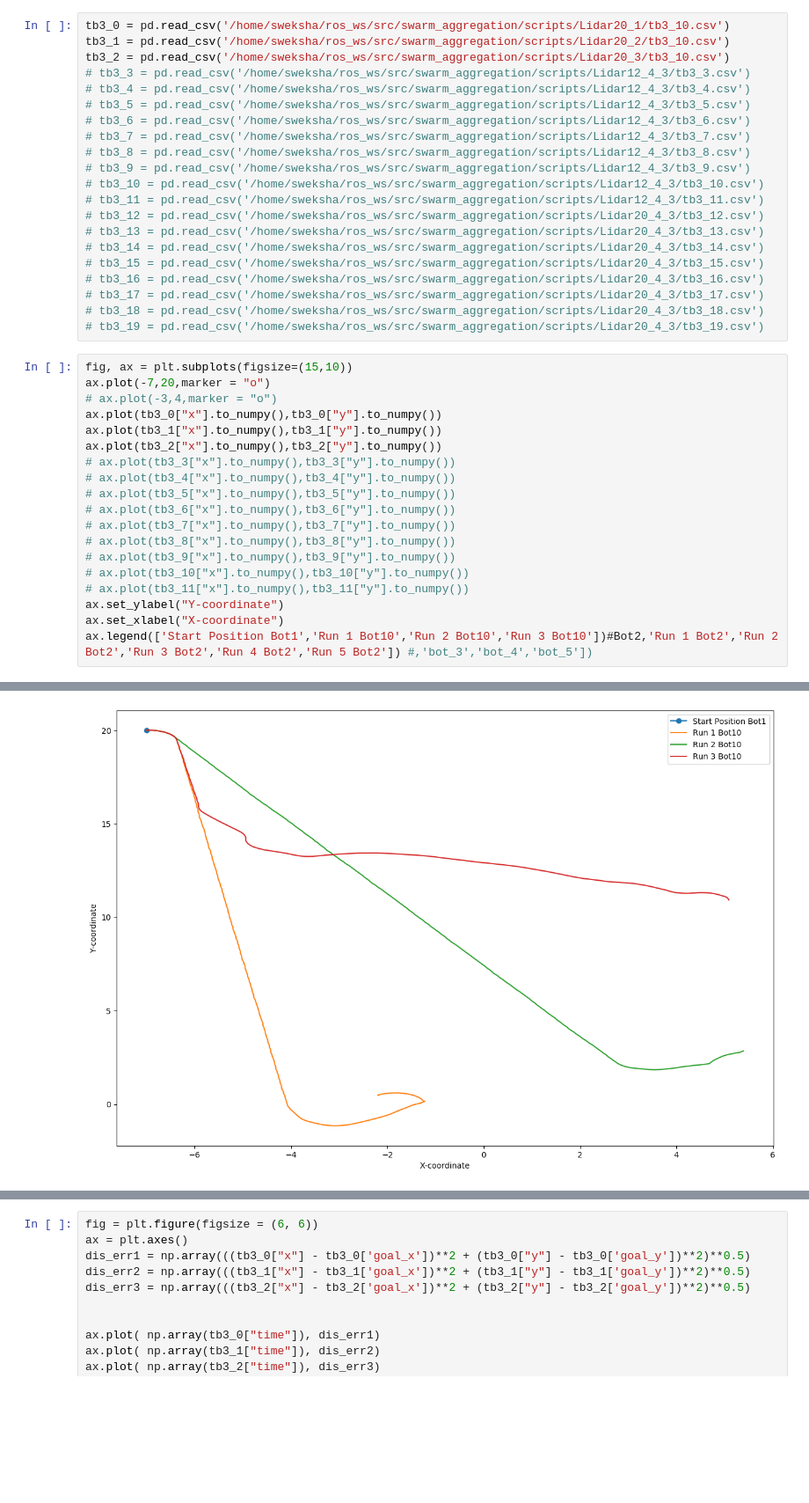
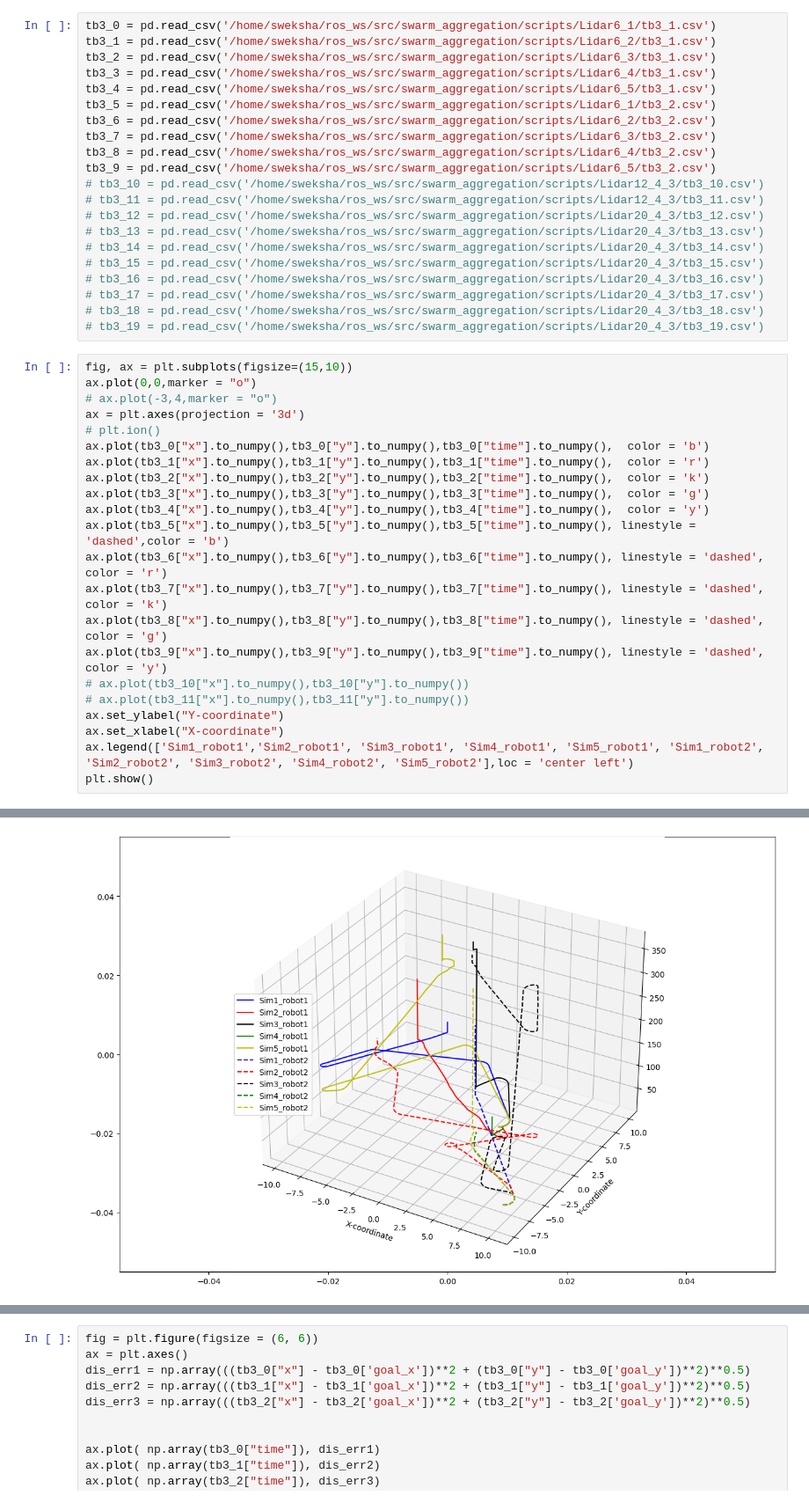
Before and after one commit to swe-sys/paper-review-repo, a Jupyter notebook: scripts/pu.ipynb, the cells around one changed output, grey strips where cells are left out. Shown at 88% size. Cells and saved outputs as stored; diff of their text form; blank space fills up the shorter version.

Commit message:
changed plots

```diff
--- a/scripts/pu.ipynb
+++ b/scripts/pu.ipynb
@@ -8,14 +9,14 @@ from mpl_toolkits.mplot3d import Axes3D
 # %%
-tb3_0 = pd.read_csv('/home/sweksha/ros_ws/src/swarm_aggregation/scripts/Lidar20_1/tb3_10.csv')
-tb3_1 = pd.read_csv('/home/sweksha/ros_ws/src/swarm_aggregation/scripts/Lidar20_2/tb3_10.csv')
-tb3_2 = pd.read_csv('/home/sweksha/ros_ws/src/swarm_aggregation/scripts/Lidar20_3/tb3_10.csv')
-# tb3_3 = pd.read_csv('/home/sweksha/ros_ws/src/swarm_aggregation/scripts/Lidar12_4_3/tb3_3.csv')
-# tb3_4 = pd.read_csv('/home/sweksha/ros_ws/src/swarm_aggregation/scripts/Lidar12_4_3/tb3_4.csv')
-# tb3_5 = pd.read_csv('/home/sweksha/ros_ws/src/swarm_aggregation/scripts/Lidar12_4_3/tb3_5.csv')
-# tb3_6 = pd.read_csv('/home/sweksha/ros_ws/src/swarm_aggregation/scripts/Lidar12_4_3/tb3_6.csv')
-# tb3_7 = pd.read_csv('/home/sweksha/ros_ws/src/swarm_aggregation/scripts/Lidar12_4_3/tb3_7.csv')
-# tb3_8 = pd.read_csv('/home/sweksha/ros_ws/src/swarm_aggregation/scripts/Lidar12_4_3/tb3_8.csv')
-# tb3_9 = pd.read_csv('/home/sweksha/ros_ws/src/swarm_aggregation/scripts/Lidar12_4_3/tb3_9.csv')
+tb3_0 = pd.read_csv('/home/sweksha/ros_ws/src/swarm_aggregation/scripts/Lidar6_1/tb3_1.csv')
+tb3_1 = pd.read_csv('/home/sweksha/ros_ws/src/swarm_aggregation/scripts/Lidar6_2/tb3_1.csv')
+tb3_2 = pd.read_csv('/home/sweksha/ros_ws/src/swarm_aggregation/scripts/Lidar6_3/tb3_1.csv')
+tb3_3 = pd.read_csv('/home/sweksha/ros_ws/src/swarm_aggregation/scripts/Lidar6_4/tb3_1.csv')
+tb3_4 = pd.read_csv('/home/sweksha/ros_ws/src/swarm_aggregation/scripts/Lidar6_5/tb3_1.csv')
+tb3_5 = pd.read_csv('/home/sweksha/ros_ws/src/swarm_aggregation/scripts/Lidar6_1/tb3_2.csv')
+tb3_6 = pd.read_csv('/home/sweksha/ros_ws/src/swarm_aggregation/scripts/Lidar6_2/tb3_2.csv')
+tb3_7 = pd.read_csv('/home/sweksha/ros_ws/src/swarm_aggregation/scripts/Lidar6_3/tb3_2.csv')
+tb3_8 = pd.read_csv('/home/sweksha/ros_ws/src/swarm_aggregation/scripts/Lidar6_4/tb3_2.csv')
+tb3_9 = pd.read_csv('/home/sweksha/ros_ws/src/swarm_aggregation/scripts/Lidar6_5/tb3_2.csv')
 # tb3_10 = pd.read_csv('/home/sweksha/ros_ws/src/swarm_aggregation/scripts/Lidar12_4_3/tb3_10.csv')
 # tb3_11 = pd.read_csv('/home/sweksha/ros_ws/src/swarm_aggregation/scripts/Lidar12_4_3/tb3_11.csv')
 # tb3_12 = pd.read_csv('/home/sweksha/ros_ws/src/swarm_aggregation/scripts/Lidar20_4_3/tb3_12.csv')
@@ -28,21 +29,24 @@ tb3_2 = pd.read_csv('/home/sweksha/ros_ws/src/swarm_aggregation/scripts/Lidar20_
 # tb3_19 = pd.read_csv('/home/sweksha/ros_ws/src/swarm_aggregation/scripts/Lidar20_4_3/tb3_19.csv')
 # %%
 fig, ax = plt.subplots(figsize=(15,10))
-ax.plot(-7,20,marker = "o")
+ax.plot(0,0,marker = "o")
 # ax.plot(-3,4,marker = "o")
-ax.plot(tb3_0["x"].to_numpy(),tb3_0["y"].to_numpy())
-ax.plot(tb3_1["x"].to_numpy(),tb3_1["y"].to_numpy())
-ax.plot(tb3_2["x"].to_numpy(),tb3_2["y"].to_numpy())
-# ax.plot(tb3_3["x"].to_numpy(),tb3_3["y"].to_numpy())
-# ax.plot(tb3_4["x"].to_numpy(),tb3_4["y"].to_numpy())
-# ax.plot(tb3_5["x"].to_numpy(),tb3_5["y"].to_numpy())
-# ax.plot(tb3_6["x"].to_numpy(),tb3_6["y"].to_numpy())
-# ax.plot(tb3_7["x"].to_numpy(),tb3_7["y"].to_numpy())
-# ax.plot(tb3_8["x"].to_numpy(),tb3_8["y"].to_numpy())
-# ax.plot(tb3_9["x"].to_numpy(),tb3_9["y"].to_numpy())
+ax = plt.axes(projection = '3d')
+# plt.ion()
+ax.plot(tb3_0["x"].to_numpy(),tb3_0["y"].to_numpy(),tb3_0["time"].to_numpy(),  color = 'b')
+ax.plot(tb3_1["x"].to_numpy(),tb3_1["y"].to_numpy(),tb3_1["time"].to_numpy(),  color = 'r')
+ax.plot(tb3_2["x"].to_numpy(),tb3_2["y"].to_numpy(),tb3_2["time"].to_numpy(),  color = 'k')
+ax.plot(tb3_3["x"].to_numpy(),tb3_3["y"].to_numpy(),tb3_3["time"].to_numpy(),  color = 'g')
+ax.plot(tb3_4["x"].to_numpy(),tb3_4["y"].to_numpy(),tb3_4["time"].to_numpy(),  color = 'y')
+ax.plot(tb3_5["x"].to_numpy(),tb3_5["y"].to_numpy(),tb3_5["time"].to_numpy(), linestyle = 'dashed',color = 'b')
+ax.plot(tb3_6["x"].to_numpy(),tb3_6["y"].to_numpy(),tb3_6["time"].to_numpy(), linestyle = 'dashed', color = 'r')
+ax.plot(tb3_7["x"].to_numpy(),tb3_7["y"].to_numpy(),tb3_7["time"].to_numpy(), linestyle = 'dashed', color = 'k')
+ax.plot(tb3_8["x"].to_numpy(),tb3_8["y"].to_numpy(),tb3_8["time"].to_numpy(), linestyle = 'dashed', color = 'g')
+ax.plot(tb3_9["x"].to_numpy(),tb3_9["y"].to_numpy(),tb3_9["time"].to_numpy(), linestyle = 'dashed', color = 'y')
 # ax.plot(tb3_10["x"].to_numpy(),tb3_10["y"].to_numpy())
 # ax.plot(tb3_11["x"].to_numpy(),tb3_11["y"].to_numpy())
 ax.set_ylabel("Y-coordinate")
 ax.set_xlabel("X-coordinate")
-ax.legend(['Start Position Bot1','Run 1 Bot10','Run 2 Bot10','Run 3 Bot10'])#Bot2,'Run 1 Bot2','Run 2 Bot2','Run 3 Bot2','Run 4 Bot2','Run 5 Bot2']) #,'bot_3','bot_4','bot_5'])
+ax.legend(['Sim1_robot1','Sim2_robot1', 'Sim3_robot1', 'Sim4_robot1', 'Sim5_robot1', 'Sim1_robot2', 'Sim2_robot2', 'Sim3_robot2', 'Sim4_robot2', 'Sim5_robot2'],loc = 'center left')
+plt.show()
 # %% [output]
@@ -50,4 +53,4 @@ ax.legend(['Start Position Bot1','Run 1 Bot10','Run 2 Bot10','Run 3 Bot10'])#Bot
-[figure, old version]
+[figure, new version]
 # %%
 # fig, ax = plt.subplots(figsize=(15,10))
 fig = plt.figure(figsize = (6, 6))
```
Also changed, not shown: parts of 3 cells of this notebook.
